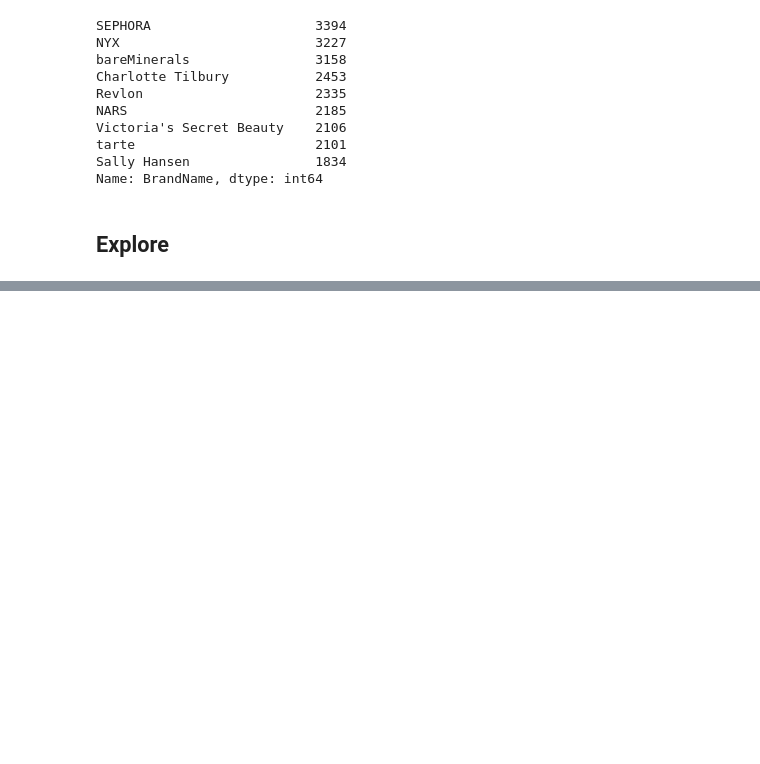
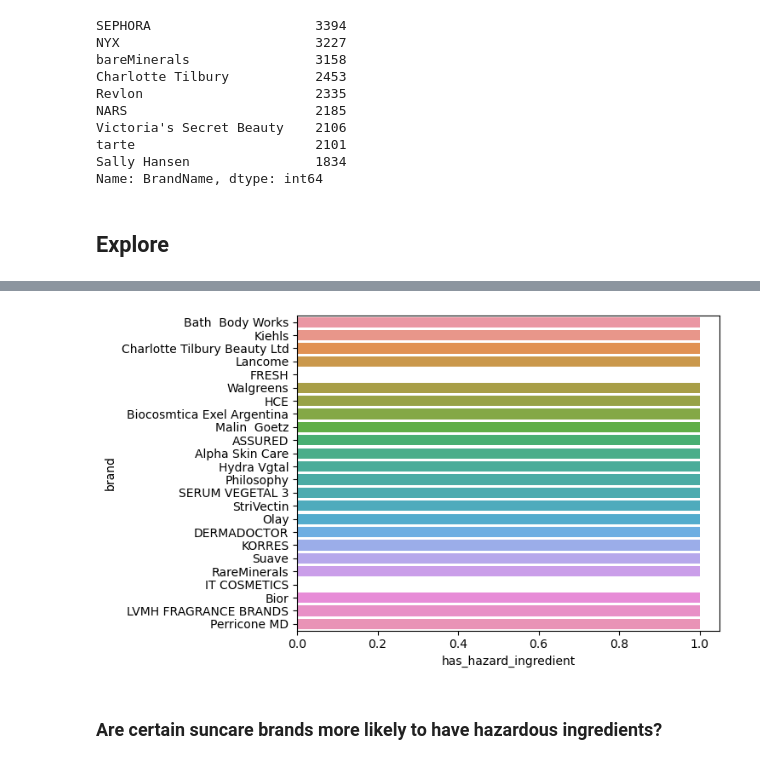
Before and after one commit to elizabethswarren/cosmetics_ds, a Jupyter notebook: final_notebook.ipynb, the cells around one changed output, grey strips where cells are left out. Cells and saved outputs as stored; diff of their text form; code cells hidden in the pictures; blank space fills up the shorter version.

```diff
--- a/final_notebook.ipynb
+++ b/final_notebook.ipynb
@@ -129,0 +184,10 @@ train, validate, test = p.train_validate_test_split(df, 'has_hazard_ingredient',
+# %%
+skincare_only = train[train.type == 'Skin Care Products' ]
+# %%
+plt.title("")
+sns.barplot(y="brand", x="has_hazard_ingredient", data=skincare_only.sample(n=25))
+plt.show()
+# %% [output]
+[figure, added]
+# %% [markdown]
+### Are certain suncare brands more likely to have hazardous ingredients?
```
Also changed, not shown: parts of 21 cells of this notebook.
